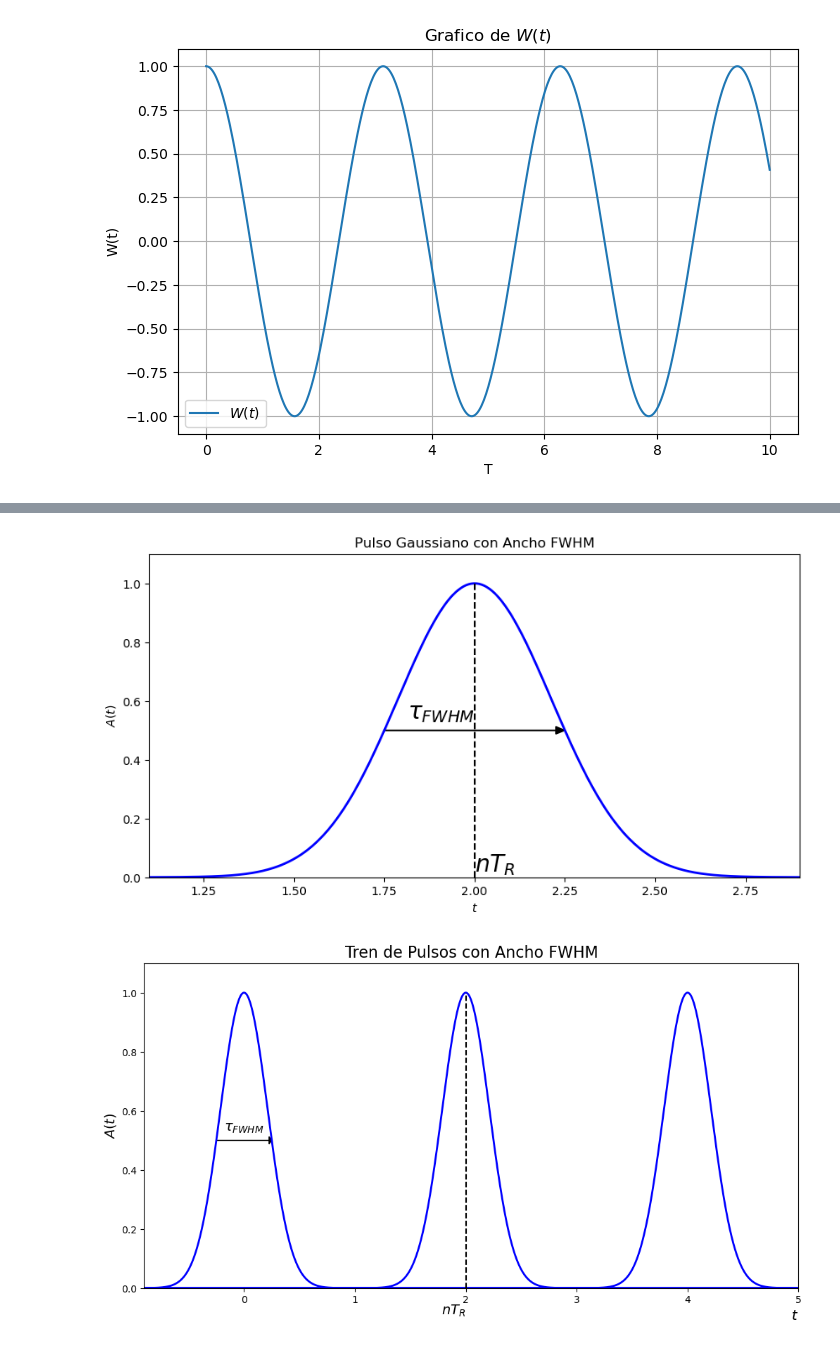
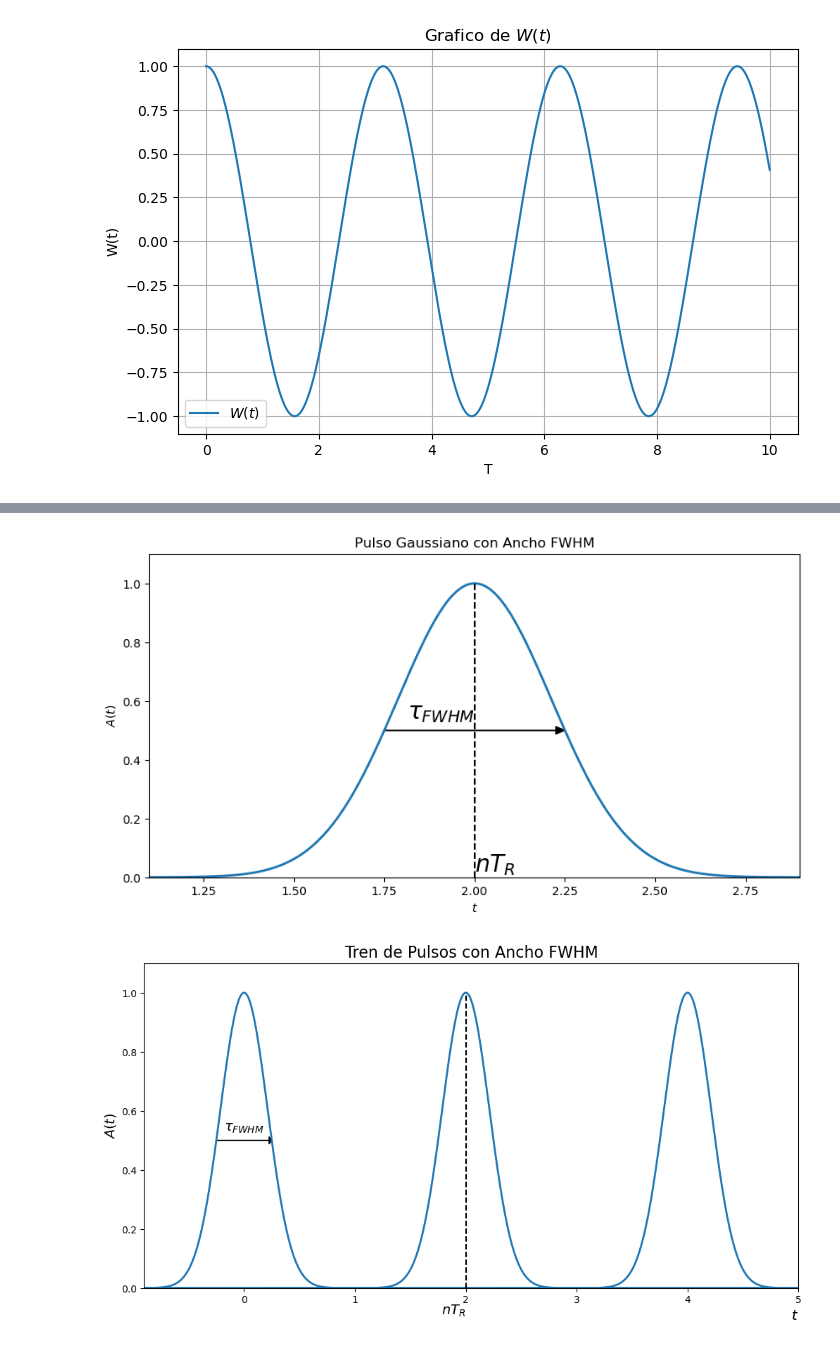
Before and after one commit to ComancheMario/Python-, a Jupyter notebook: Tesis/Sims.ipynb, the cells around one changed output, grey strips where cells are left out. Cells and saved outputs as stored; diff of their text form; code cells hidden in the pictures.

```diff
--- a/Tesis/Sims.ipynb
+++ b/Tesis/Sims.ipynb
@@ -752,7 +752,7 @@ y = gaussian(x)
 
 # Gráfico
 plt.figure(figsize=(10, 5))
-plt.plot(x, y, 'b-', linewidth=2, label="Pulso Gaussiano")
+plt.plot(x, y, linewidth=2, label="Pulso Gaussiano")
 
 # Ejes
 #plt.axhline(0, color='black',linewidth=1)
@@ -782,7 +782,7 @@ plt.grid(False)
 plt.title("Pulso Gaussiano con Ancho FWHM")
 plt.show()
 # %% [output]
-[figure, old version]
+[figure, new version]
 # %%
 import numpy as np
 import matplotlib.pyplot as plt
@@ -808,35 +808,35 @@ plt.figure(figsize=(12, 6))
 for i in range(num_pulsos):
     x0 = i * TR  # Centro del pulso en x
     y = gaussian(x, x0)  # Función gaussiana centrada en x0
-    plt.plot(x, y, 'b-', linewidth=2)
+    plt.plot(x, y, 'C0', linewidth=2)
 
 # Ejes
 plt.xlabel("$t$", fontsize=14,loc= 'right')
 plt.ylabel("$A(t)$", fontsize=14)
 
 # Línea discontinua para el primer pulso
 plt.plot([TR, TR], [0, gaussian(0, 0)], 'k--')
 
 # Indicaciones de τ_FWHM para el primer pulso
 half_FWHM = tauFWHM / 2
 plt.arrow(-half_FWHM, 0.5, half_FWHM * 1.9, 0, head_width=0.025, head_length=0.025, fc='black', ec='black')
 plt.text(0, 0.52, "$\\tau_{FWHM}$", horizontalalignment='center', verticalalignment='bottom', fontsize=14)
 
 # Etiqueta de TR en el eje x
 plt.text(TR, -0.05, "$nT_R$", horizontalalignment='right', verticalalignment='top', fontsize=14)
 
 # Estilo y título
 plt.xlim(-3*sigma, num_pulsos + TR )  # Ajustar el rango de x para mostrar todos los pulsos
 plt.ylim(0, 1.1)
 plt.title("Tren de Pulsos con Ancho FWHM", fontsize=16)
 
 # Desactivar la grilla
 plt.grid(False)
 
 # Mostrar el gráfico
 plt.show()
 # %% [output]
-[figure, old version]
+[figure, new version]
 # %%
 import numpy as np
 import matplotlib.pyplot as plt
```
Also changed, not shown: parts of 9 cells of this notebook, 42 other files.
